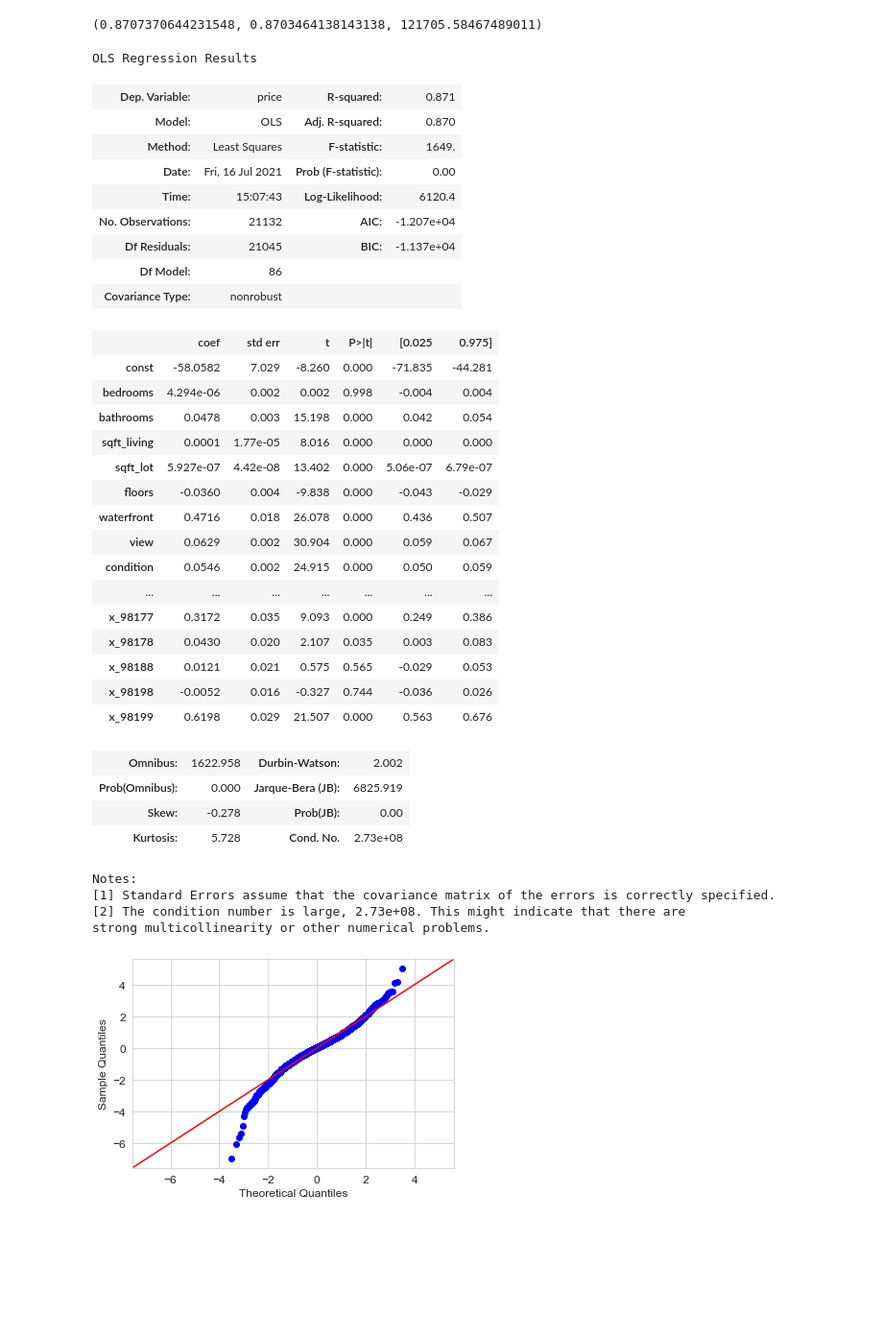
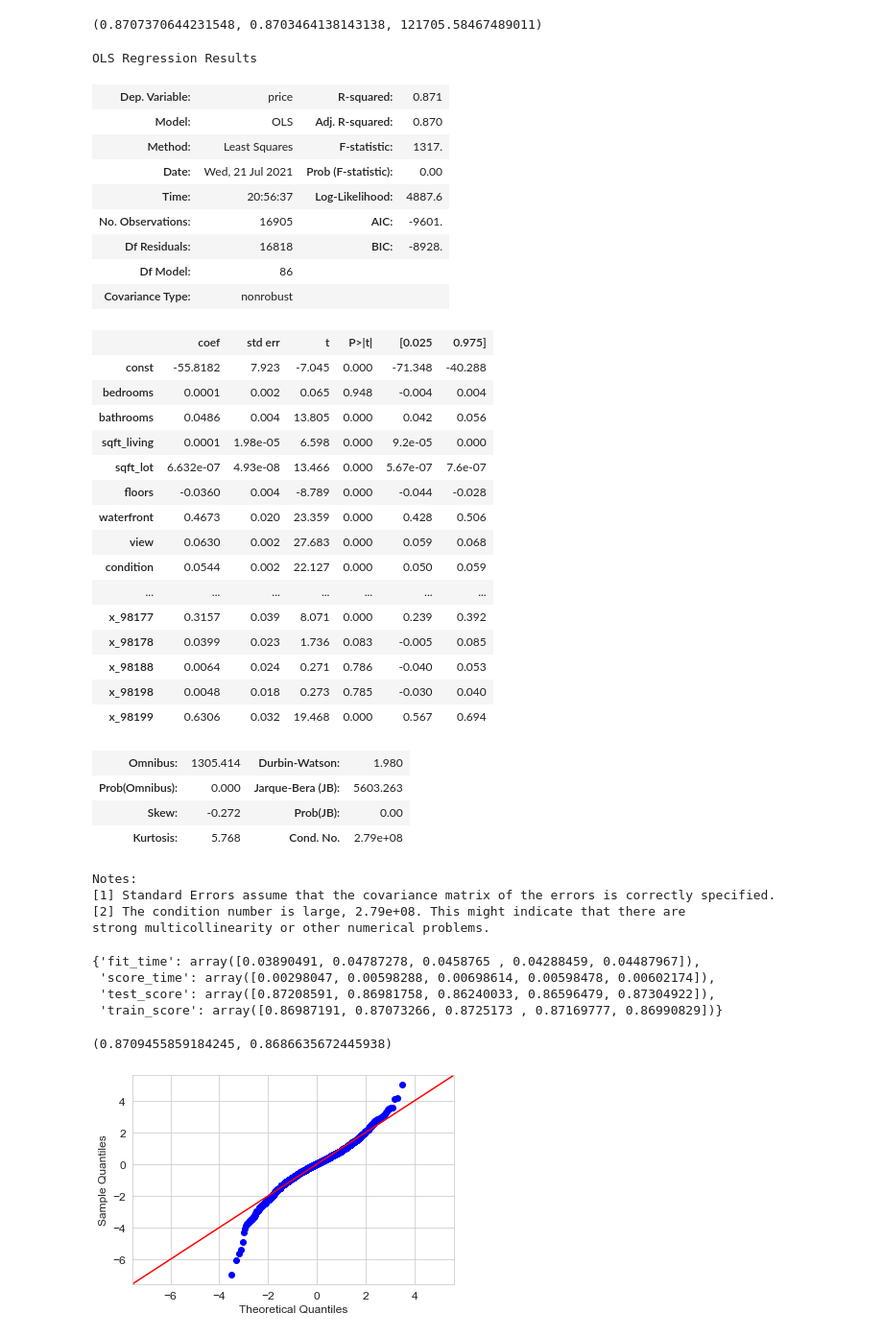
Before and after one commit to mankah/Project-2, a Jupyter notebook: Notebook.ipynb, the cells around one changed output. Shown at 96% size. Saved outputs shown, nothing was run; the diff lists cells and outputs as text; code cells hidden in the pictures; blank space fills up the shorter version.

```diff
--- a/Notebook.ipynb
+++ b/Notebook.ipynb
@@ -479,3 +479,7 @@ rmse_lr1 = mean_squared_error(y_test, pred_lr1, squared=False)
 train_score_lr1, test_score_lr1, rmse_lr1
 # %% [output]
 (0.6914587184752559, 0.6885558723559322, 168660.86272806223)
+# %%
+# Making an OLS table to check for feature significance
+X_train = sm.add_constant(X_train)
+sm.OLS(y_train, X_train).fit().summary()
@@ -551,3 +601,7 @@ rmse_lr2 = mean_squared_error(np.exp(y_test), np.exp(pred_lr2), squared=False)
 train_score_lr2, test_score_lr2, rmse_lr2
 # %% [output]
 (0.7558928001010055, 0.7516799842032745, 164378.8858748426)
+# %%
+# Making an OLS table to check for feature significance
+X_train = sm.add_constant(X_train)
+sm.OLS(y_train, X_train).fit().summary()
@@ -660,42 +760,42 @@ train_score_lr3, test_score_lr3, rmse_lr3
 (0.8707370644231548, 0.8703464138143138, 121705.58467489011)
 # %%
 # Making an OLS table to check for feature significance
-X = sm.add_constant(X)
-sm.OLS(y, X).fit().summary()
+X_train = sm.add_constant(X_train)
+sm.OLS(y_train, X_train).fit().summary()
 # %% [output]
 OLS Regression Results
 | Dep. Variable: | price | R-squared: | 0.871 |
 | Model: | OLS | Adj. R-squared: | 0.870 |
-| Method: | Least Squares | F-statistic: | 1649. |
-| Date: | Fri, 16 Jul 2021 | Prob (F-statistic): | 0.00 |
-| Time: | 15:07:43 | Log-Likelihood: | 6120.4 |
-| No. Observations: | 21132 | AIC: | -1.207e+04 |
-| Df Residuals: | 21045 | BIC: | -1.137e+04 |
+| Method: | Least Squares | F-statistic: | 1317. |
+| Date: | Wed, 21 Jul 2021 | Prob (F-statistic): | 0.00 |
+| Time: | 20:56:37 | Log-Likelihood: | 4887.6 |
+| No. Observations: | 16905 | AIC: | -9601. |
+| Df Residuals: | 16818 | BIC: | -8928. |
 | Df Model: | 86 |  |  |
 | Covariance Type: | nonrobust |  |  |
 |  | coef | std err | t | P>|t| | [0.025 | 0.975] |
-| const | -58.0582 | 7.029 | -8.260 | 0.000 | -71.835 | -44.281 |
-| bedrooms | 4.294e-06 | 0.002 | 0.002 | 0.998 | -0.004 | 0.004 |
-| bathrooms | 0.0478 | 0.003 | 15.198 | 0.000 | 0.042 | 0.054 |
-| sqft_living | 0.0001 | 1.77e-05 | 8.016 | 0.000 | 0.000 | 0.000 |
-| sqft_lot | 5.927e-07 | 4.42e-08 | 13.402 | 0.000 | 5.06e-07 | 6.79e-07 |
-| floors | -0.0360 | 0.004 | -9.838 | 0.000 | -0.043 | -0.029 |
-| waterfront | 0.4716 | 0.018 | 26.078 | 0.000 | 0.436 | 0.507 |
-| view | 0.0629 | 0.002 | 30.904 | 0.000 | 0.059 | 0.067 |
-| condition | 0.0546 | 0.002 | 24.915 | 0.000 | 0.050 | 0.059 |
+| const | -55.8182 | 7.923 | -7.045 | 0.000 | -71.348 | -40.288 |
+| bedrooms | 0.0001 | 0.002 | 0.065 | 0.948 | -0.004 | 0.004 |
+| bathrooms | 0.0486 | 0.004 | 13.805 | 0.000 | 0.042 | 0.056 |
+| sqft_living | 0.0001 | 1.98e-05 | 6.598 | 0.000 | 9.2e-05 | 0.000 |
+| sqft_lot | 6.632e-07 | 4.93e-08 | 13.466 | 0.000 | 5.67e-07 | 7.6e-07 |
+| floors | -0.0360 | 0.004 | -8.789 | 0.000 | -0.044 | -0.028 |
+| waterfront | 0.4673 | 0.020 | 23.359 | 0.000 | 0.428 | 0.506 |
+| view | 0.0630 | 0.002 | 27.683 | 0.000 | 0.059 | 0.068 |
+| condition | 0.0544 | 0.002 | 22.127 | 0.000 | 0.050 | 0.059 |
 | ... | ... | ... | ... | ... | ... | ... |
-| x_98177 | 0.3172 | 0.035 | 9.093 | 0.000 | 0.249 | 0.386 |
-| x_98178 | 0.0430 | 0.020 | 2.107 | 0.035 | 0.003 | 0.083 |
-| x_98188 | 0.0121 | 0.021 | 0.575 | 0.565 | -0.029 | 0.053 |
-| x_98198 | -0.0052 | 0.016 | -0.327 | 0.744 | -0.036 | 0.026 |
-| x_98199 | 0.6198 | 0.029 | 21.507 | 0.000 | 0.563 | 0.676 |
+| x_98177 | 0.3157 | 0.039 | 8.071 | 0.000 | 0.239 | 0.392 |
+| x_98178 | 0.0399 | 0.023 | 1.736 | 0.083 | -0.005 | 0.085 |
+| x_98188 | 0.0064 | 0.024 | 0.271 | 0.786 | -0.040 | 0.053 |
+| x_98198 | 0.0048 | 0.018 | 0.273 | 0.785 | -0.030 | 0.040 |
+| x_98199 | 0.6306 | 0.032 | 19.468 | 0.000 | 0.567 | 0.694 |
-| Omnibus: | 1622.958 | Durbin-Watson: | 2.002 |
-| Prob(Omnibus): | 0.000 | Jarque-Bera (JB): | 6825.919 |
-| Skew: | -0.278 | Prob(JB): | 0.00 |
-| Kurtosis: | 5.728 | Cond. No. | 2.73e+08 |
+| Omnibus: | 1305.414 | Durbin-Watson: | 1.980 |
+| Prob(Omnibus): | 0.000 | Jarque-Bera (JB): | 5603.263 |
+| Skew: | -0.272 | Prob(JB): | 0.00 |
+| Kurtosis: | 5.768 | Cond. No. | 2.79e+08 |
 Notes:
 [1] Standard Errors assume that the covariance matrix of the errors is correctly specified.
-[2] The condition number is large, 2.73e+08. This might indicate that there are
+[2] The condition number is large, 2.79e+08. This might indicate that there are
 strong multicollinearity or other numerical problems.
 # %%
 # Cross validate our model and find the mean of the training scores
@@ -703,9 +803,20 @@ scores_simple_3 = cross_validate(
                     lr, X_train, y_train, cv=5,
                     return_train_score=True
 )
+# %%
+scores_simple_3
+# %% [output]
+{'fit_time': array([0.03890491, 0.04787278, 0.0458765 , 0.04288459, 0.04487967]),
+ 'score_time': array([0.00298047, 0.00598288, 0.00698614, 0.00598478, 0.00602174]),
+ 'test_score': array([0.87208591, 0.86981758, 0.86240033, 0.86596479, 0.87304922]),
+ 'train_score': array([0.86987191, 0.87073266, 0.8725173 , 0.87169777, 0.86990829])}
 # %%
 simple_3_mean = np.mean(scores_simple_3['train_score'])
 simple_3_mean_test = np.mean(scores_simple_3['test_score'])
+# %%
+simple_3_mean, simple_3_mean_test
+# %% [output]
+(0.8709455859184245, 0.8686635672445938)
 # %%
 # Making the QQ Plot
 residuals3 = (y_test - pred_lr3)
```
Also changed, not shown: parts of 32 cells of this notebook.
